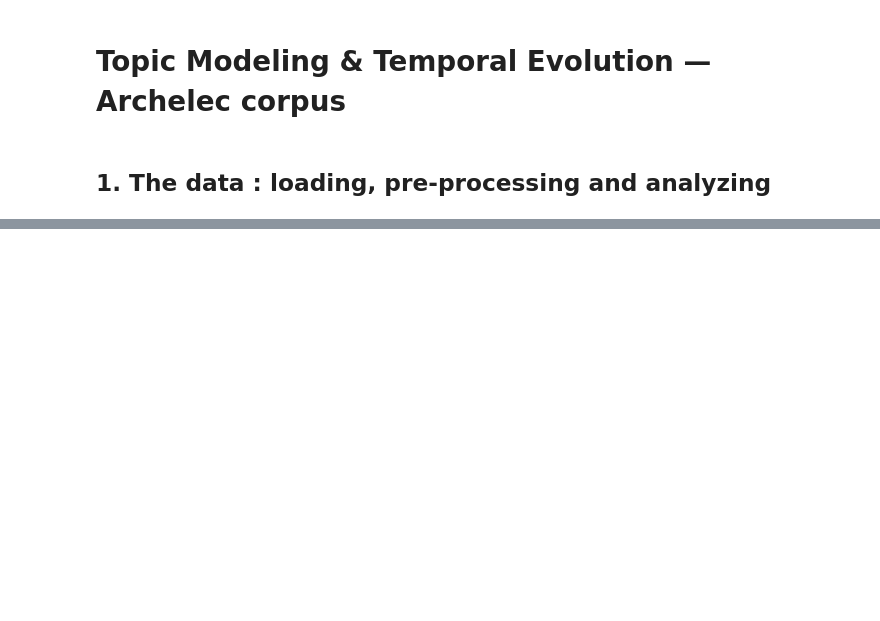
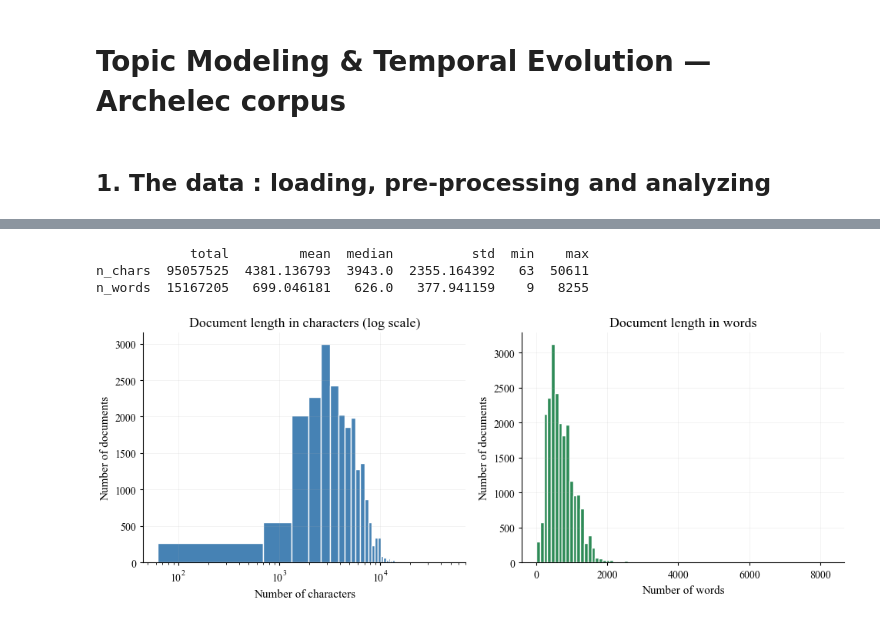
Before and after one commit to emmaleg/Archelec_NLP_topic_analysis, a Jupyter notebook: main_analysis.ipynb, the cells around one changed output, grey strips where cells are left out. Drawn from its saved outputs; the diff is of its cells as text; code cells hidden in the pictures; blank space fills up the shorter version.

```diff
--- a/main_analysis.ipynb
+++ b/main_analysis.ipynb
@@ -30,0 +329,28 @@ df.head()
+# %%
+# Document length distribution
+text_stats_summary = text_statistics(df)
+print(text_stats_summary)
+
+fig, axes = plt.subplots(1, 2, figsize=(10, 4))
+
+# Char length distribution (log scale to spot OCR failures)
+df["text"].str.len().hist(bins=80, ax=axes[0], color="steelblue", edgecolor="white")
+axes[0].set_xscale("log")
+axes[0].set_title("Document length in characters (log scale)")
+axes[0].set_xlabel("Number of characters")
+axes[0].set_ylabel("Number of documents")
+
+# Word length distribution
+df["text"].str.split().str.len().hist(bins=80, ax=axes[1], color="seagreen", edgecolor="white")
+axes[1].set_title("Document length in words")
+axes[1].set_xlabel("Number of words")
+axes[1].set_ylabel("Number of documents")
+
+plt.tight_layout()
+plt.savefig("charts/04_text_lengths.png", dpi=150)
+plt.show()
+# %% [output]
+            total         mean  median          std  min    max
+n_chars  95057525  4381.136793  3943.0  2355.164392   63  50611
+n_words  15167205   699.046181   626.0   377.941159    9   8255
+[figure, added]
```
Also changed, not shown: parts of 32 cells of this notebook, 9 other files.
